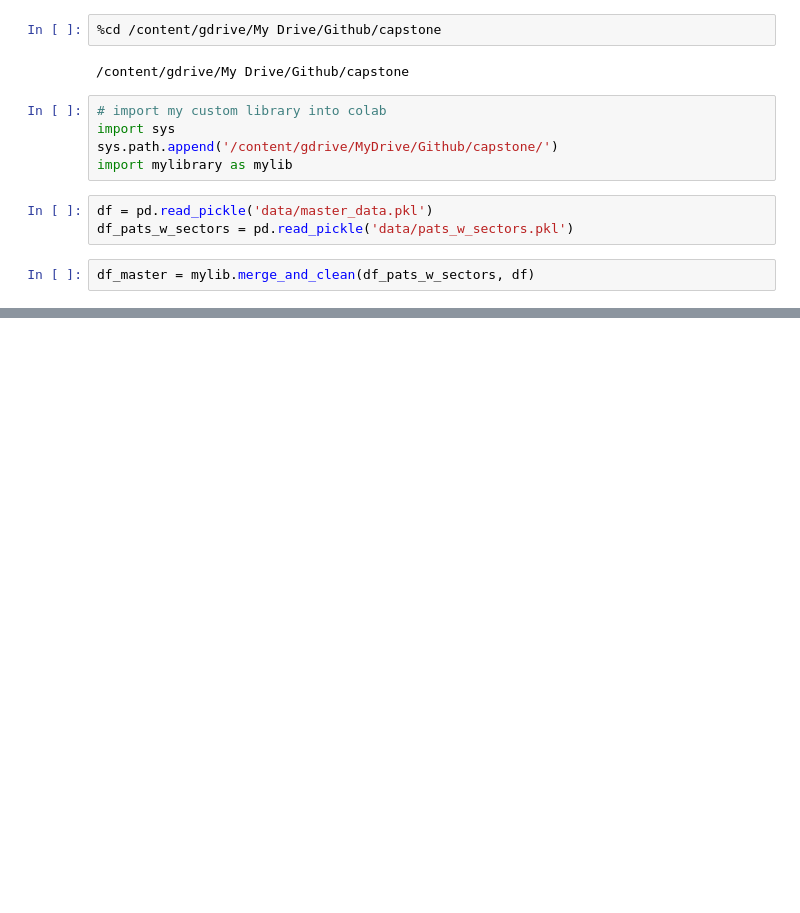
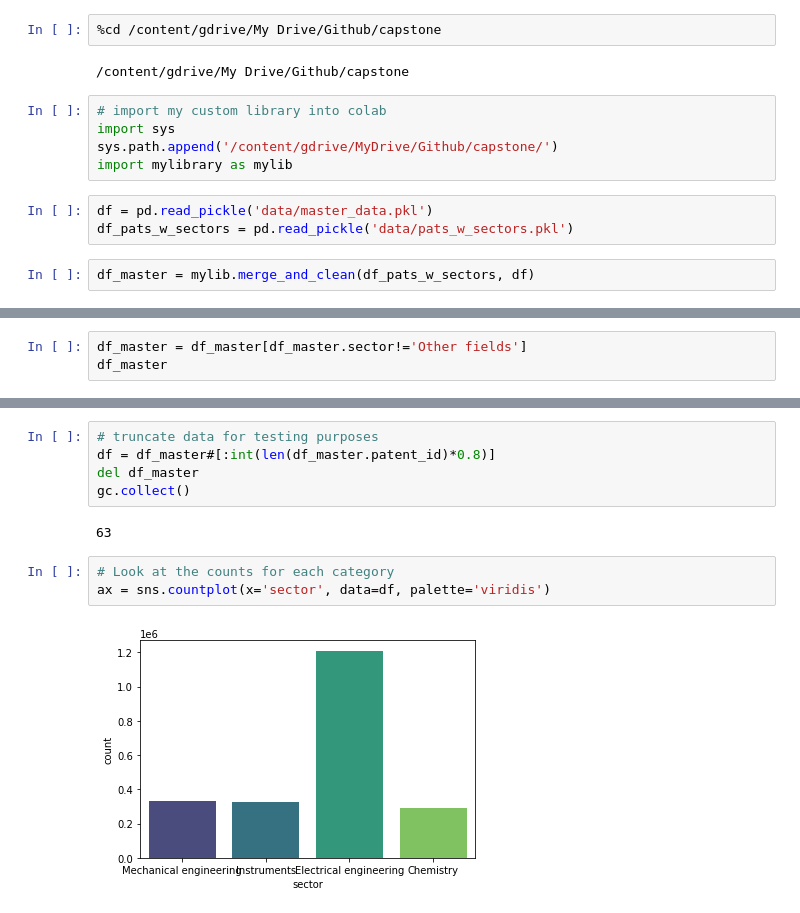
Before and after one commit to cmfritz/NLP-Patent-Classification, a Jupyter notebook: data_clean.ipynb, the cells around one changed output, grey strips where cells are left out. Saved outputs shown, nothing was run; the diff lists cells and outputs as text; blank space fills up the shorter version.

```diff
--- a/data_clean.ipynb
+++ b/data_clean.ipynb
@@ -24,0 +36,3 @@ df_master.to_pickle('data/data_4_analysis.pkl')
+# %%
+df_master = df_master[df_master.sector!='Other fields']
+df_master
@@ -24,0 +53,12 @@ df_master.to_pickle('data/data_4_analysis.pkl')
+# %%
+# truncate data for testing purposes
+df = df_master#[:int(len(df_master.patent_id)*0.8)]
+del df_master
+gc.collect()
+# %% [output]
+63
+# %%
+# Look at the counts for each category
+ax = sns.countplot(x='sector', data=df, palette='viridis')
+# %% [output]
+[figure, added]
```
Also changed, not shown: parts of 18 cells of this notebook.
